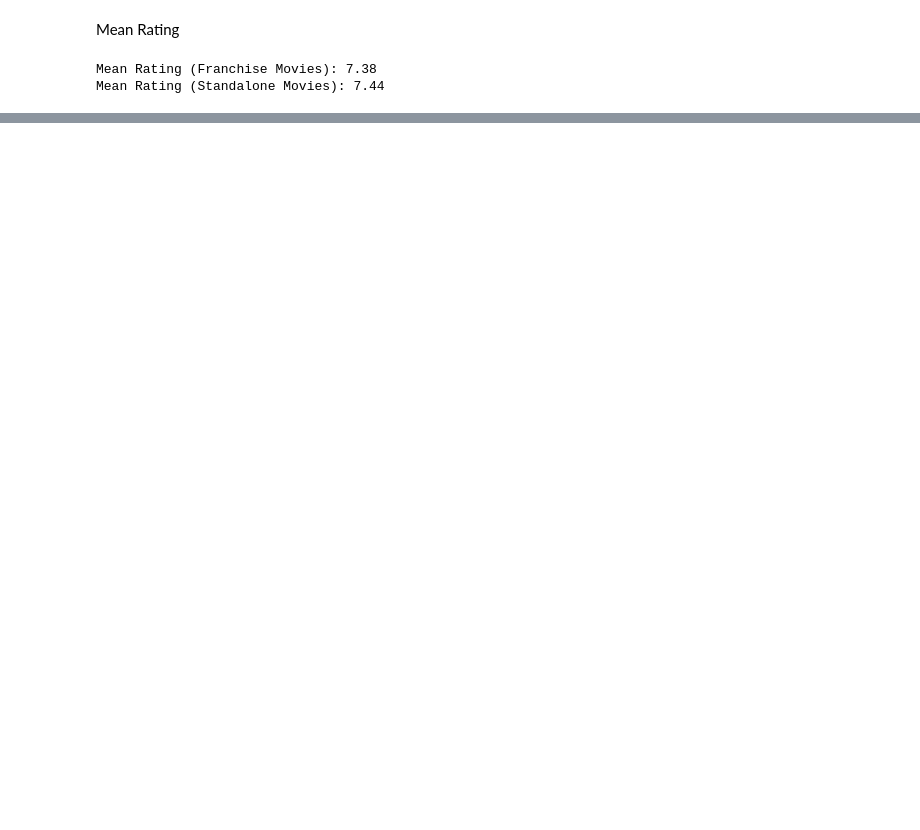
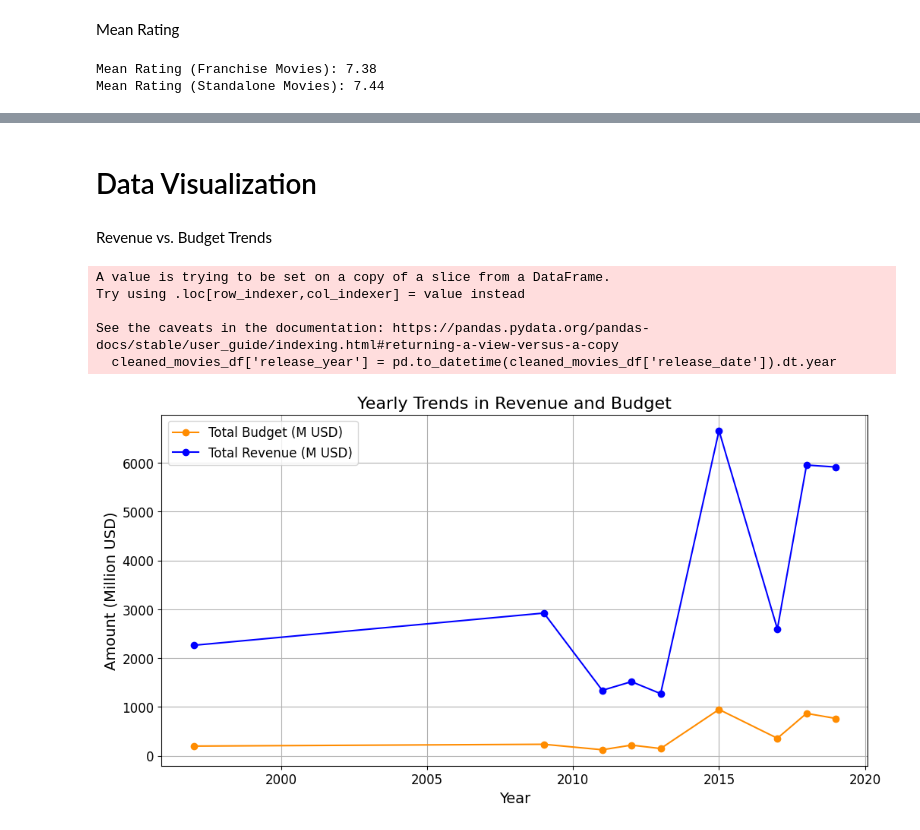
Before and after one commit to b-kenneth/Python_Fundamentals, a Jupyter notebook: movie_data_analysis.ipynb, the cells around one changed output, grey strips where cells are left out. Drawn from its saved outputs; the diff is of its cells as text; code cells hidden in the pictures; blank space fills up the shorter version.

Commit message:
Most Successful Movie Franchises and some data visualization done

```diff
--- a/movie_data_analysis.ipynb
+++ b/movie_data_analysis.ipynb
@@ -870,0 +1005,16 @@ Mean Rating (Standalone Movies): 7.44
+# %%
+# Step 1: Split the 'director' column (since it contains multiple directors in a pipe-separated format)
+cleaned_movies_df['director'] = cleaned_movies_df['director'].str.split('|')
+
+# Step 2: Explode the 'director' column to create a row for each director (1 movie per row per director)
+director_df = cleaned_movies_df.explode('director')
+
+# Step 3: Group by the 'director' column and count the number of movies
+director_movie_counts = director_df.groupby('director').size().reset_index(name='Total Movies Directed')
+
+# Step 4: Sort the directors by total number of movies directed (descending order)
+top_directors = director_movie_counts.sort_values('Total Movies Directed', ascending=False)
+
+# Step 5: Display the top 10 directors
+print("Top Directors by Total Number of Movies Directed:")
+print(top_directors.head(10).to_string(index=False))
@@ -870,0 +1093,2 @@ Mean Rating (Standalone Movies): 7.44
+# %% [markdown]
+# Data Visualization
@@ -870,0 +1097,52 @@ Mean Rating (Standalone Movies): 7.44
+# %% [markdown]
+Revenue vs. Budget Trends
+# %%
+# Import necessary libraries
+import pandas as pd
+import matplotlib.pyplot as plt
+
+# Step 1: Convert release_date to datetime and extract the release year
+cleaned_movies_df['release_year'] = pd.to_datetime(cleaned_movies_df['release_date']).dt.year
+
+# Step 2: Group by release year and calculate total revenue and total budget
+yearly_trends = cleaned_movies_df.groupby('release_year')[['budget_musd', 'revenue_musd']].sum().reset_index()
+
+# Step 3: Plot revenue and budget trends over the years
+plt.figure(figsize=(12, 6))
+
+# Plot total budget trends
+plt.plot(
+    yearly_trends['release_year'],
+    yearly_trends['budget_musd'],
+    label='Total Budget (M USD)',
+    color='darkorange',
+    marker='o'
+)
+
+# Plot total revenue trends
+plt.plot(
+    yearly_trends['release_year'],
+    yearly_trends['revenue_musd'],
+    label='Total Revenue (M USD)',
+    color='blue',
+    marker='o'
+)
+
+# Step 4: Customize the plot
+plt.title('Yearly Trends in Revenue and Budget', fontsize=16)
+plt.xlabel('Year', fontsize=14)
+plt.ylabel('Amount (Million USD)', fontsize=14)
+plt.legend(fontsize=12)
+plt.grid(True)  # Add grid
+plt.xticks(fontsize=12)
+plt.yticks(fontsize=12)
+
+# Show the plot
+plt.show()
+# %% [output]
+A value is trying to be set on a copy of a slice from a DataFrame.
+Try using .loc[row_indexer,col_indexer] = value instead
+
+See the caveats in the documentation: https://pandas.pydata.org/pandas-docs/stable/user_guide/indexing.html#returning-a-view-versus-a-copy
+  cleaned_movies_df['release_year'] = pd.to_datetime(cleaned_movies_df['release_date']).dt.year
+[figure, added]
```
Also changed, not shown: parts of 38 cells of this notebook, 2 other files.
